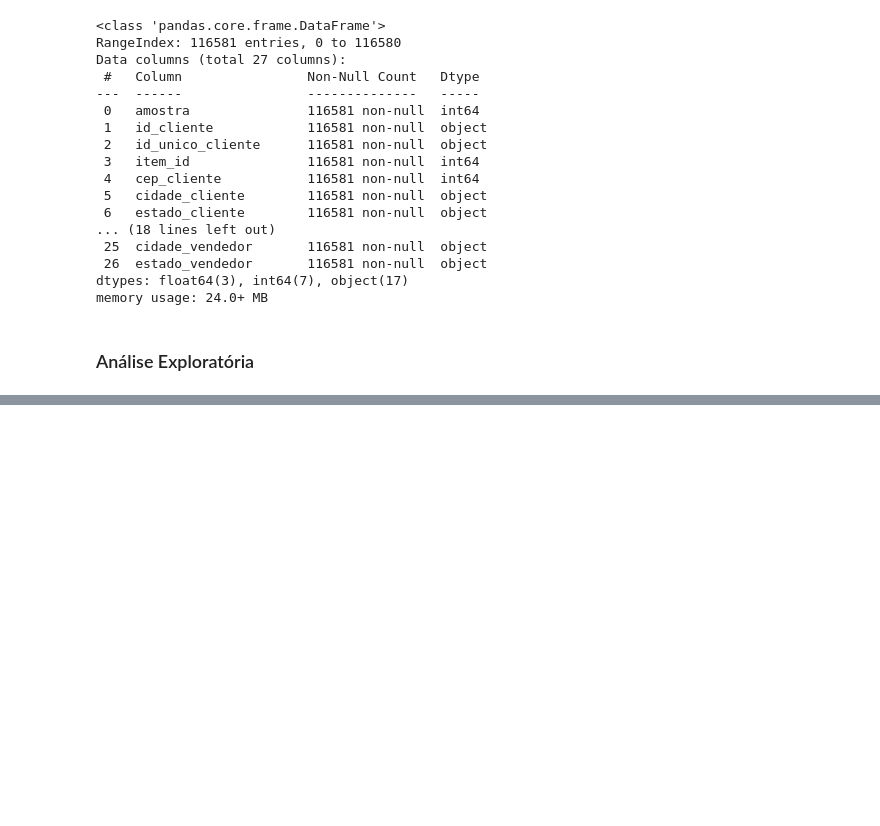
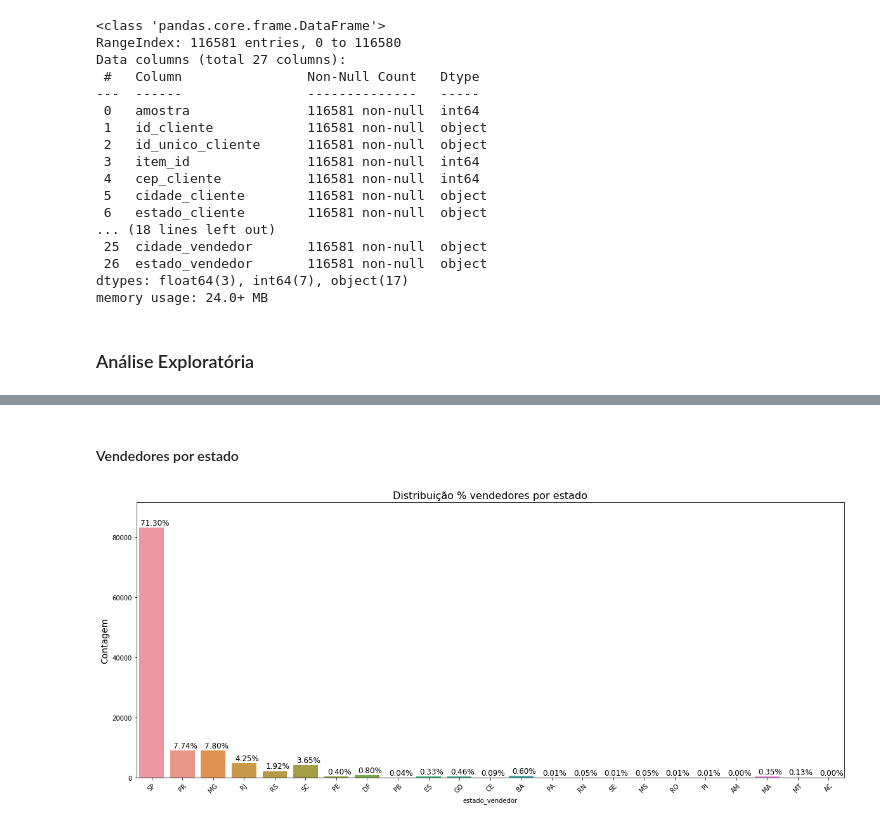
Before and after one commit to LilianeAquino/notebooks_cursos_alura, a Jupyter notebook: Clusterização de dados: Segmentação de clientes/clusterização_segmentação_clientes.ipynb, the cells around one changed output, grey strips where cells are left out. Saved outputs shown, nothing was run; the diff lists cells and outputs as text; code cells hidden in the pictures; blank space fills up the shorter version.

```diff
--- a/Clusterização de dados: Segmentação de clientes/clusterização_segmentação_clientes.ipynb
+++ b/Clusterização de dados: Segmentação de clientes/clusterização_segmentação_clientes.ipynb
@@ -76,0 +81,6 @@ def plot_perc(st, dados):
+# %% [markdown]
+#### Vendedores por estado
+# %%
+plot_perc('estado_vendedor', '% vendedores por estado', df)
+# %% [output]
+[figure, added]
```
Also changed, not shown: parts of 15 cells of this notebook.
